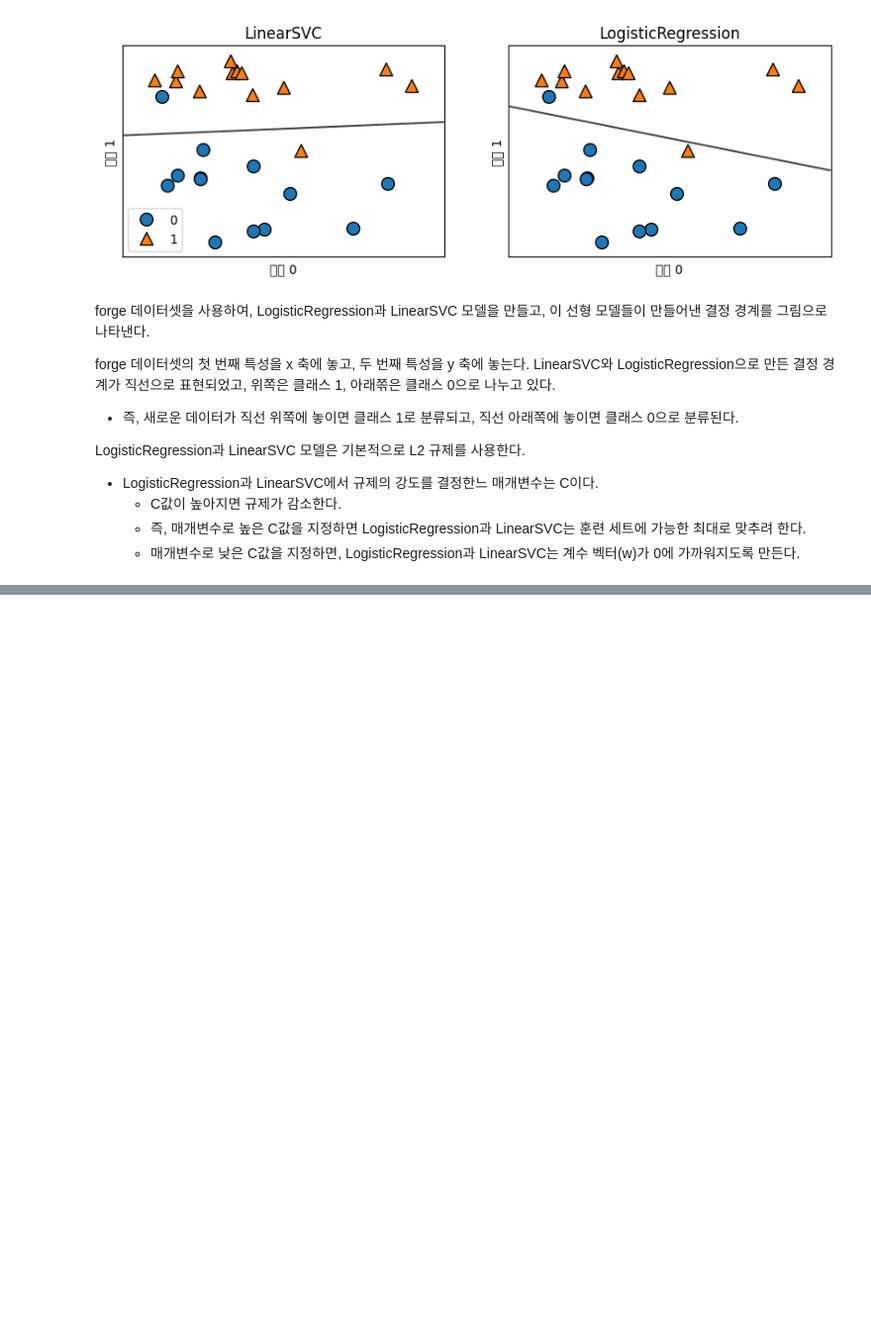
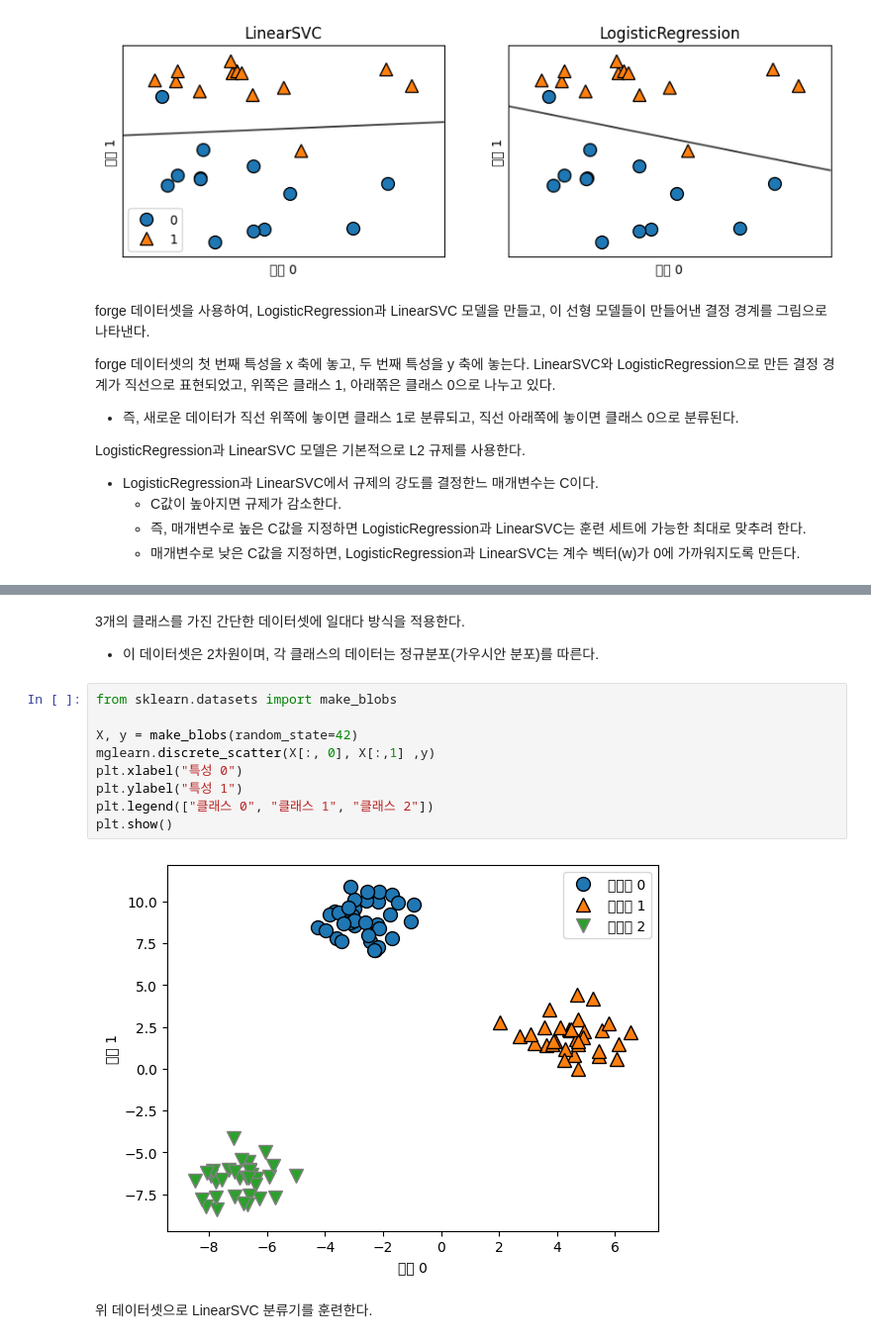
Before and after one commit to kamja44/MLTIL, a Jupyter notebook: ScikitLearnWithPython/Chap2/지도학습.ipynb, the cells around one changed output, grey strips where cells are left out. Shown at 99% size. Cells and saved outputs as stored; diff of their text form; blank space fills up the shorter version.

```diff
--- a/ScikitLearnWithPython/Chap2/지도학습.ipynb
+++ b/ScikitLearnWithPython/Chap2/지도학습.ipynb
@@ -495,0 +625,16 @@ LogisticRegression과 LinearSVC 모델은 기본적으로 L2 규제를 사용한
+# %% [markdown]
+3개의 클래스를 가진 간단한 데이터셋에 일대다 방식을 적용한다.
+- 이 데이터셋은 2차원이며, 각 클래스의 데이터는 정규분포(가우시안 분포)를 따른다.
+# %%
+from sklearn.datasets import make_blobs
+
+X, y = make_blobs(random_state=42)
+mglearn.discrete_scatter(X[:, 0], X[:,1] ,y)
+plt.xlabel("특성 0")
+plt.ylabel("특성 1")
+plt.legend(["클래스 0", "클래스 1", "클래스 2"])
+plt.show()
+# %% [output]
+[figure, added]
+# %% [markdown]
+위 데이터셋으로 LinearSVC 분류기를 훈련한다.
```
Also changed, not shown: parts of 22 cells of this notebook.
